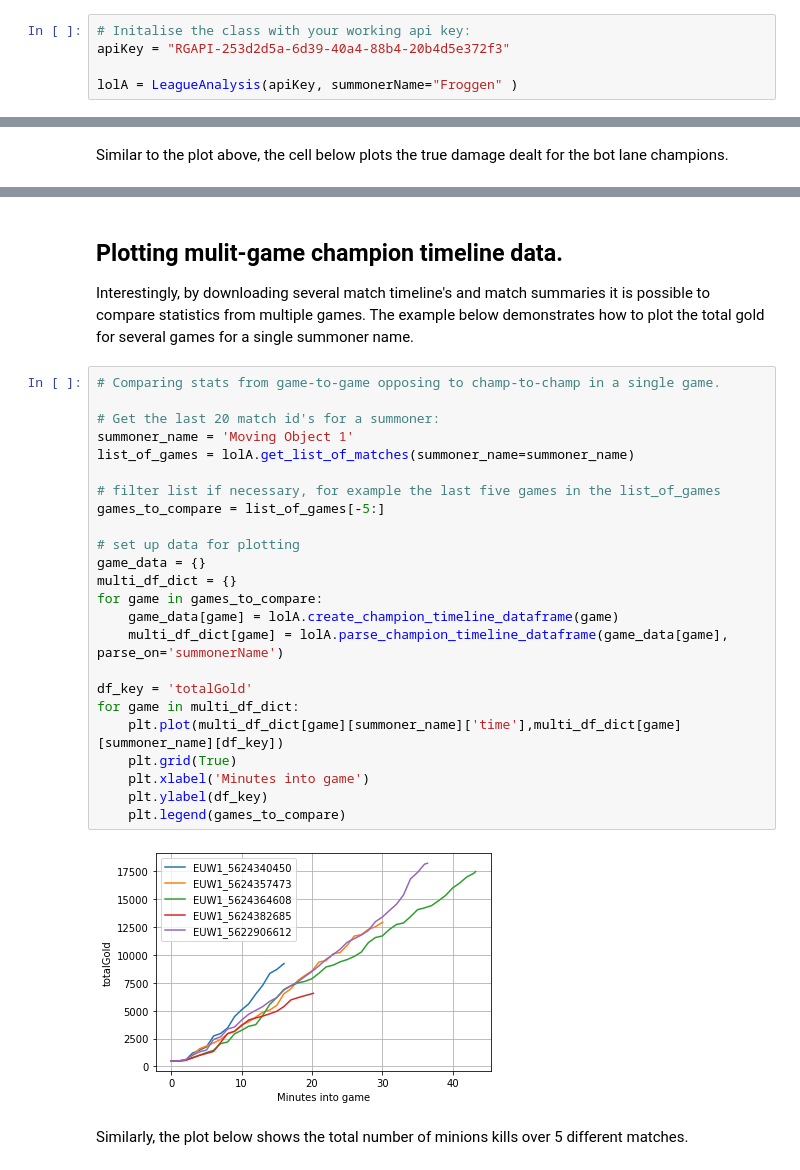
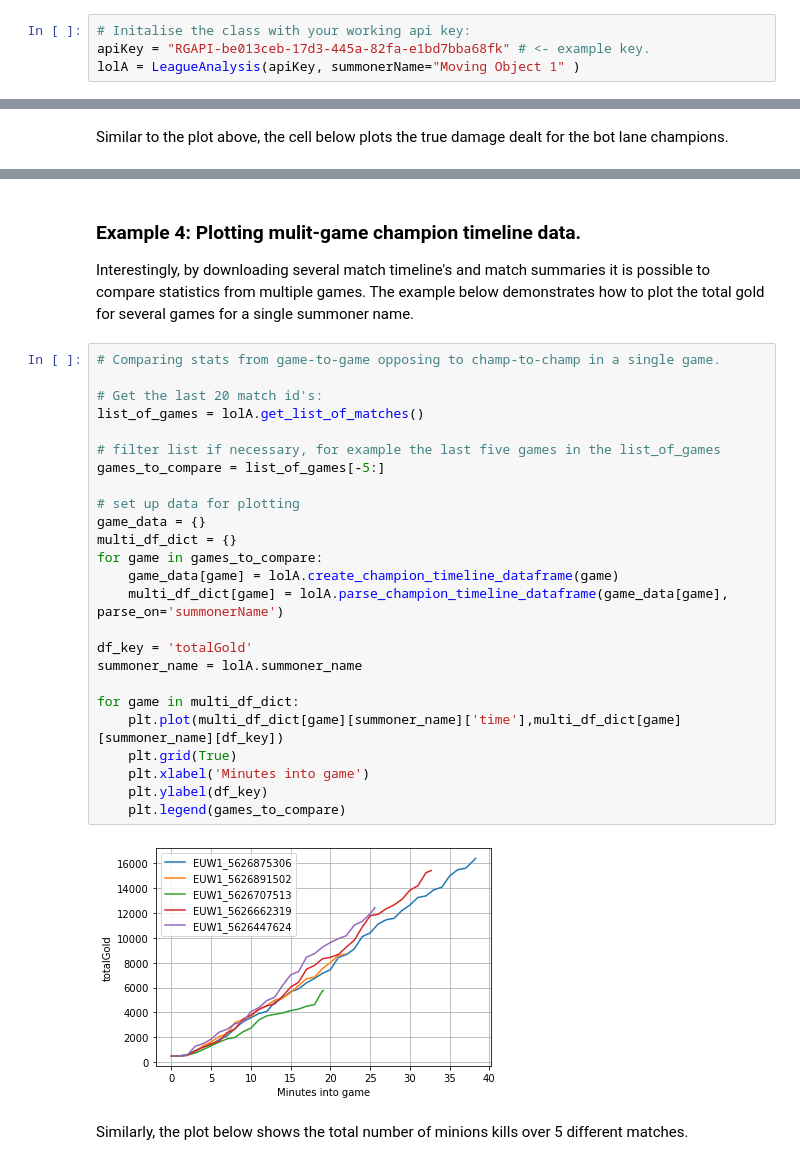
Before and after one commit to cbostock/LeagueAnalysis, a Jupyter notebook: LeagueAnalysis/example notebook.ipynb, the cells around one changed output, grey strips where cells are left out. Cells and saved outputs as stored; diff of their text form.

```diff
--- a/LeagueAnalysis/example notebook.ipynb
+++ b/LeagueAnalysis/example notebook.ipynb
@@ -16,6 +15,5 @@ You can obtain a api key from: https://developer.riotgames.com/.
 However, the api key is only valid for 24hours.  This is one of reasons for caching the reponses from riots api within a local databse.
 # %%
 # Initalise the class with your working api key:
-apiKey = "RGAPI-253d2d5a-6d39-40a4-88b4-20b4d5e372f3"
-
-lolA = LeagueAnalysis(apiKey, summonerName="Froggen" )
+apiKey = "RGAPI-be013ceb-17d3-445a-82fa-e1bd7bba68fk" # <- example key.
+lolA = LeagueAnalysis(apiKey, summonerName="Moving Object 1" )
@@ -159,35 +168,36 @@ List of roles avaliable:  ['TOP' 'JUNGLE' 'MIDDLE' 'BOTTOM' 'UTILITY']
 <matplotlib.legend.Legend at 0x...>
 [figure]
 # %% [markdown]
-## Plotting mulit-game champion timeline data.
+### Example 4: Plotting mulit-game champion timeline data.
 
 Interestingly, by downloading several match timeline's and match summaries it is possible to compare statistics from multiple games.  The example below demonstrates how to plot the total gold for several games for a single summoner name.
 # %%
 # Comparing stats from game-to-game opposing to champ-to-champ in a single game.
 
-# Get the last 20 match id's for a summoner:
-summoner_name = 'Moving Object 1'
-list_of_games = lolA.get_list_of_matches(summoner_name=summoner_name)
+# Get the last 20 match id's:
+list_of_games = lolA.get_list_of_matches()
 
 # filter list if necessary, for example the last five games in the list_of_games
 games_to_compare = list_of_games[-5:]
 
 # set up data for plotting
 game_data = {}
 multi_df_dict = {}
 for game in games_to_compare:
     game_data[game] = lolA.create_champion_timeline_dataframe(game)
     multi_df_dict[game] = lolA.parse_champion_timeline_dataframe(game_data[game], parse_on='summonerName')
 
 df_key = 'totalGold'
+summoner_name = lolA.summoner_name
+
 for game in multi_df_dict:
     plt.plot(multi_df_dict[game][summoner_name]['time'],multi_df_dict[game][summoner_name][df_key])
     plt.grid(True)
     plt.xlabel('Minutes into game')
     plt.ylabel(df_key)
     plt.legend(games_to_compare)
 # %% [output]
-[figure, old version]
+[figure, new version]
 # %% [markdown]
 Similarly, the plot below shows the total number of minions kills over 5 different matches.
 # %%
```
Also changed, not shown: parts of 25 cells of this notebook, 7 other files.
